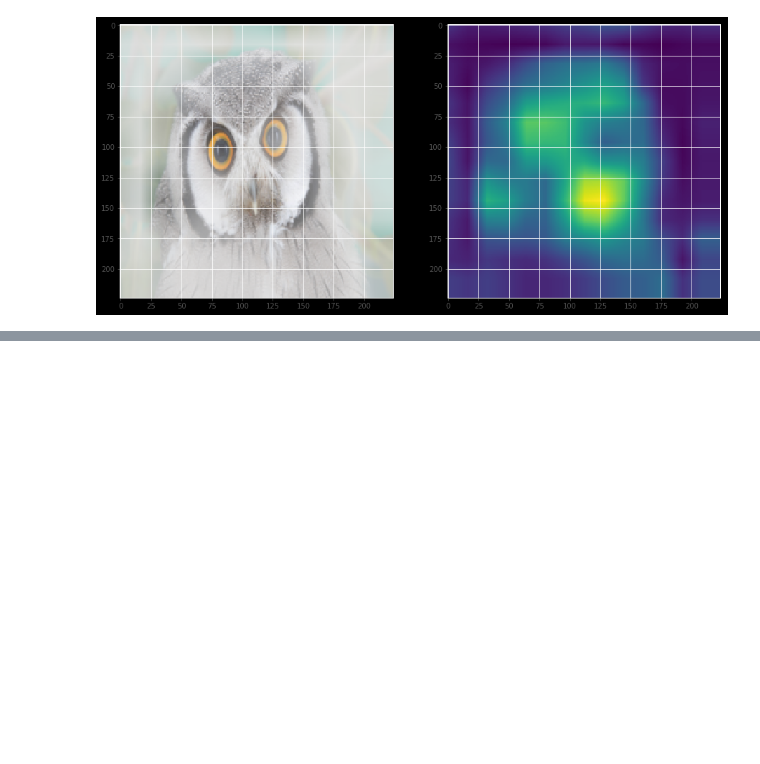
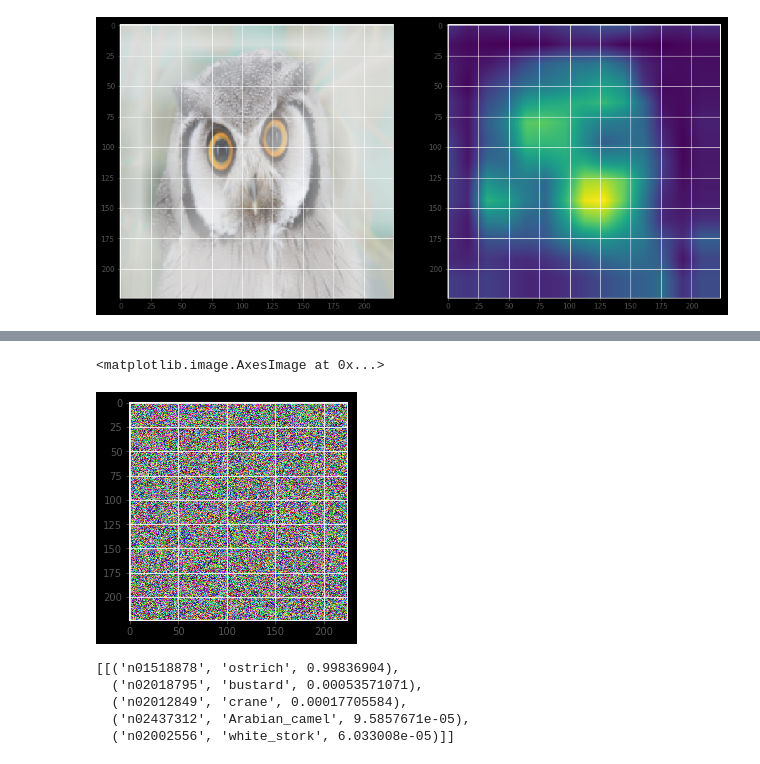
Before and after one commit to MulixBF/seminar-01-08-2017, a Jupyter notebook: 3. Визуализация работы сети.ipynb, the cells around one changed output, grey strips where cells are left out. Saved outputs shown, nothing was run; the diff lists cells and outputs as text; code cells hidden in the pictures; blank space fills up the shorter version.

```diff
--- a/3. Визуализация работы сети.ipynb
+++ b/3. Визуализация работы сети.ipynb
@@ -191,0 +287,13 @@ ax[1].imshow(full_activation_map)
+# %%
+single_class_loss = - K.mean(model.get_layer("predictions").output[:,9])
+backprop = build_backprop_model(model, single_class_loss)
+# %%
+random_image = np.random.rand(1, 224, 224, 3)
+num_iterations = 300
+l = 0.01
+
+for i in range(num_iterations):
+    loss, gradient = backprop([random_image])
+    random_image = random_image - l * gradient
+    if i % 100 == 0:
+        print(f'\rIteration: {i:<5} Loss: {loss}')
@@ -191,0 +304,14 @@ ax[1].imshow(full_activation_map)
+# %%
+plt.imshow(random_image[0])
+# %% [output]
+<matplotlib.image.AxesImage at 0x...>
+[figure, added]
+# %%
+predicted_classes = model.predict(random_image)
+decode_predictions(predicted_classes, top=5)
+# %% [output]
+[[('n01518878', 'ostrich', 0.99836904),
+  ('n02018795', 'bustard', 0.00053571071),
+  ('n02012849', 'crane', 0.00017705584),
+  ('n02437312', 'Arabian_camel', 9.5857671e-05),
+  ('n02002556', 'white_stork', 6.033008e-05)]]
```
Also changed, not shown: parts of 20 cells of this notebook, 12 other files.
